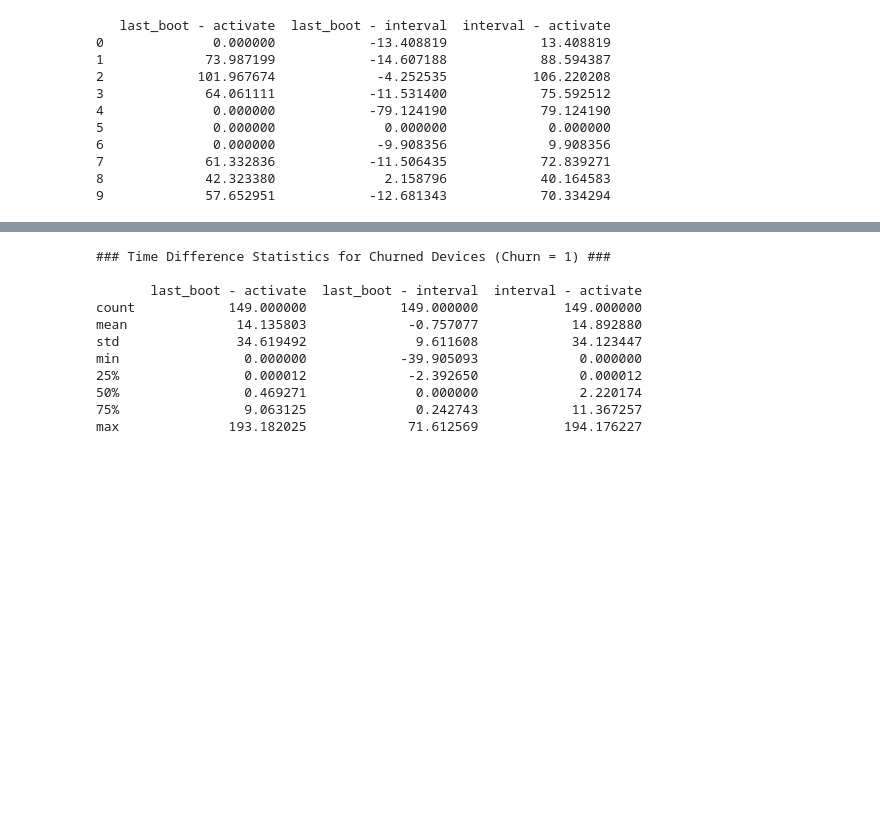
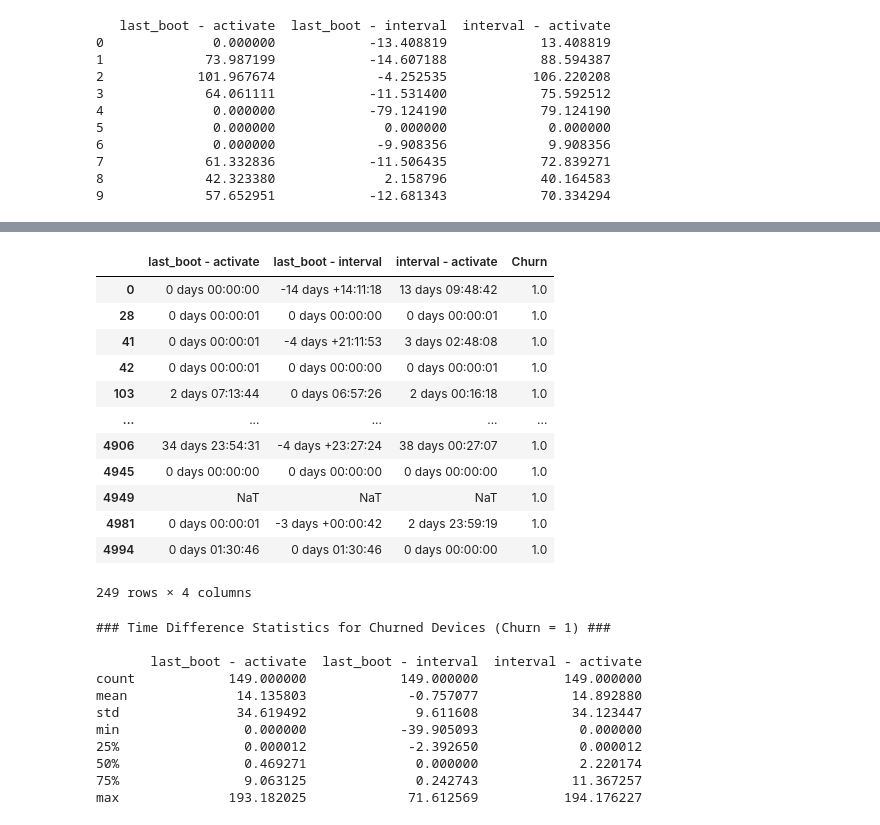
Before and after one commit to ACarrig/NUUMobile1, a Jupyter notebook: backend/Notebooks/data_before_Feb13_analysis.ipynb, the cells around one changed output, grey strips where cells are left out. Cells and saved outputs as stored; diff of their text form; code cells hidden in the pictures; blank space fills up the shorter version.

```diff
--- a/backend/Notebooks/data_before_Feb13_analysis.ipynb
+++ b/backend/Notebooks/data_before_Feb13_analysis.ipynb
@@ -517,3 +554,23 @@ print(data[['last_boot - activate', 'last_boot - interval', 'interval - activate
+# %%
+# Filter the rows where 'Churn' is 1.0
+churn_1_data = data[data['Churn'] == 1.0]
+
+# Show more of the filtered data
+churn_1_data[['last_boot - activate', 'last_boot - interval', 'interval - activate', 'Churn']]
+# %% [output]
+|  | last_boot - activate | last_boot - interval | interval - activate | Churn |
+| 0 | 0 days 00:00:00 | -14 days +14:11:18 | 13 days 09:48:42 | 1.0 |
+| 28 | 0 days 00:00:01 | 0 days 00:00:00 | 0 days 00:00:01 | 1.0 |
+| 41 | 0 days 00:00:01 | -4 days +21:11:53 | 3 days 02:48:08 | 1.0 |
+| 42 | 0 days 00:00:01 | 0 days 00:00:00 | 0 days 00:00:01 | 1.0 |
+| 103 | 2 days 07:13:44 | 0 days 06:57:26 | 2 days 00:16:18 | 1.0 |
+| ... | ... | ... | ... | ... |
+| 4906 | 34 days 23:54:31 | -4 days +23:27:24 | 38 days 00:27:07 | 1.0 |
+| 4945 | 0 days 00:00:00 | 0 days 00:00:00 | 0 days 00:00:00 | 1.0 |
+| 4949 | NaT | NaT | NaT | 1.0 |
+| 4981 | 0 days 00:00:01 | -3 days +00:00:42 | 2 days 23:59:19 | 1.0 |
+| 4994 | 0 days 01:30:46 | 0 days 01:30:46 | 0 days 00:00:00 | 1.0 |
+249 rows × 4 columns
 # %%
 # Filter data for Churn = 1
 churned_data = data[data['Churn'] == 1]
```
Also changed, not shown: parts of 3 cells of this notebook.
